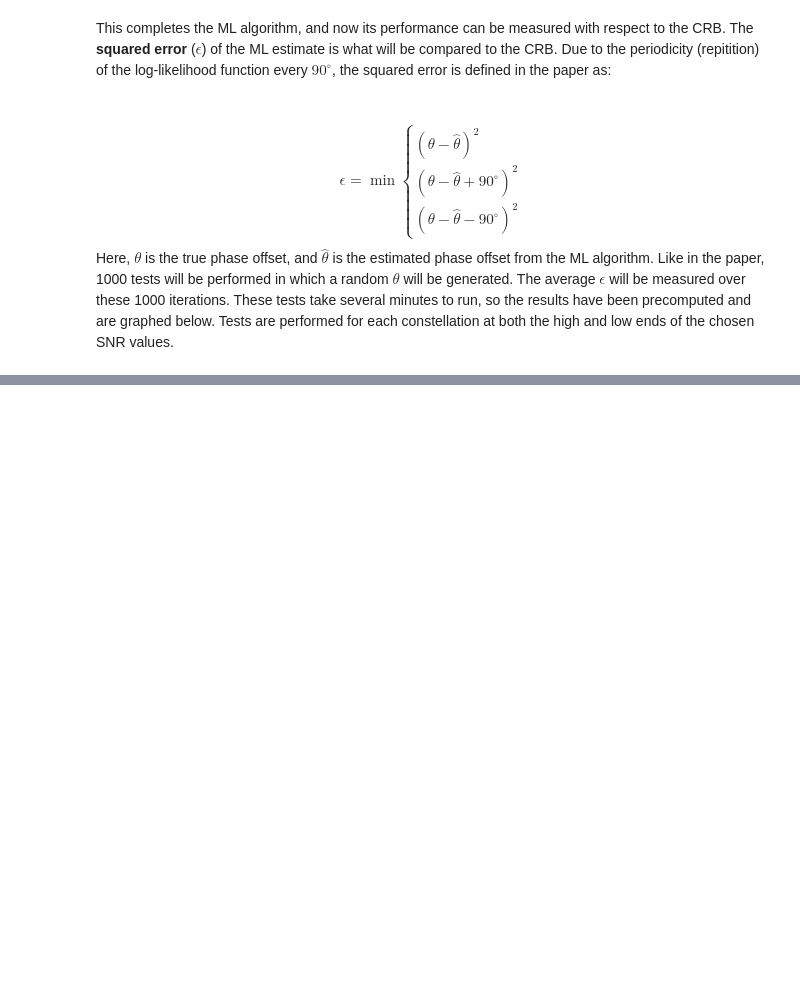
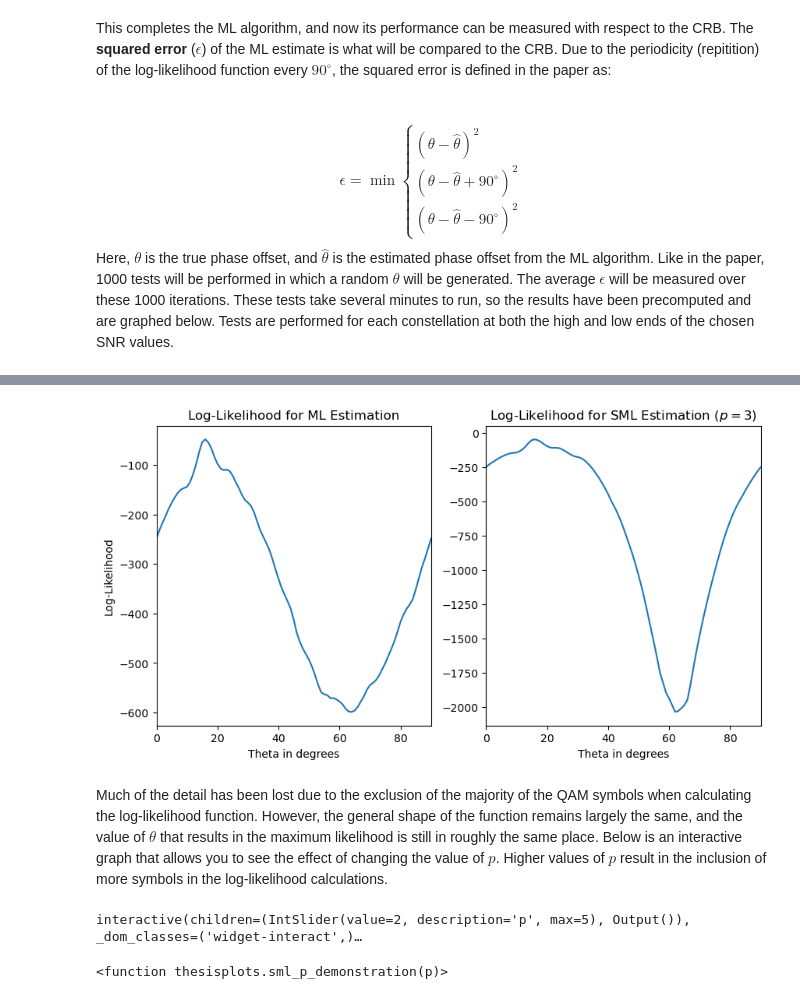
Before and after one commit to MrBubb1es/QAM-Thesis, a Jupyter notebook: QAM_Thesis.ipynb, the cells around one changed output, grey strips where cells are left out. Saved outputs shown, nothing was run; the diff lists cells and outputs as text; code cells hidden in the pictures; blank space fills up the shorter version.

```diff
--- a/QAM_Thesis.ipynb
+++ b/QAM_Thesis.ipynb
@@ -353,0 +419,16 @@ As you can see, the ML estimation algorithms does a very good job estimating the
+# %%
+from thesisplots import graph_both_log_likelihoods
+
+graph_both_log_likelihoods()
+# %% [output]
+[figure, added]
+# %% [markdown]
+Much of the detail has been lost due to the exclusion of the majority of the QAM symbols when calculating the log-likelihood function. However, the general shape of the function remains largely the same, and the value of $\theta$ that results in the maximum likelihood is still in roughly the same place. Below is an interactive graph that allows you to see the effect of changing the value of $p$. Higher values of $p$ result in the inclusion of more symbols in the log-likelihood calculations.
+# %%
+from ipywidgets import interact
+from thesisplots import sml_p_demonstration
+
+interact(sml_p_demonstration, p=(0,5,1))
+# %% [output]
+interactive(children=(IntSlider(value=2, description='p', max=5), Output()), _dom_classes=('widget-interact',)…
+<function thesisplots.sml_p_demonstration(p)>
```
Also changed, not shown: parts of 27 cells of this notebook, 22 other files.
